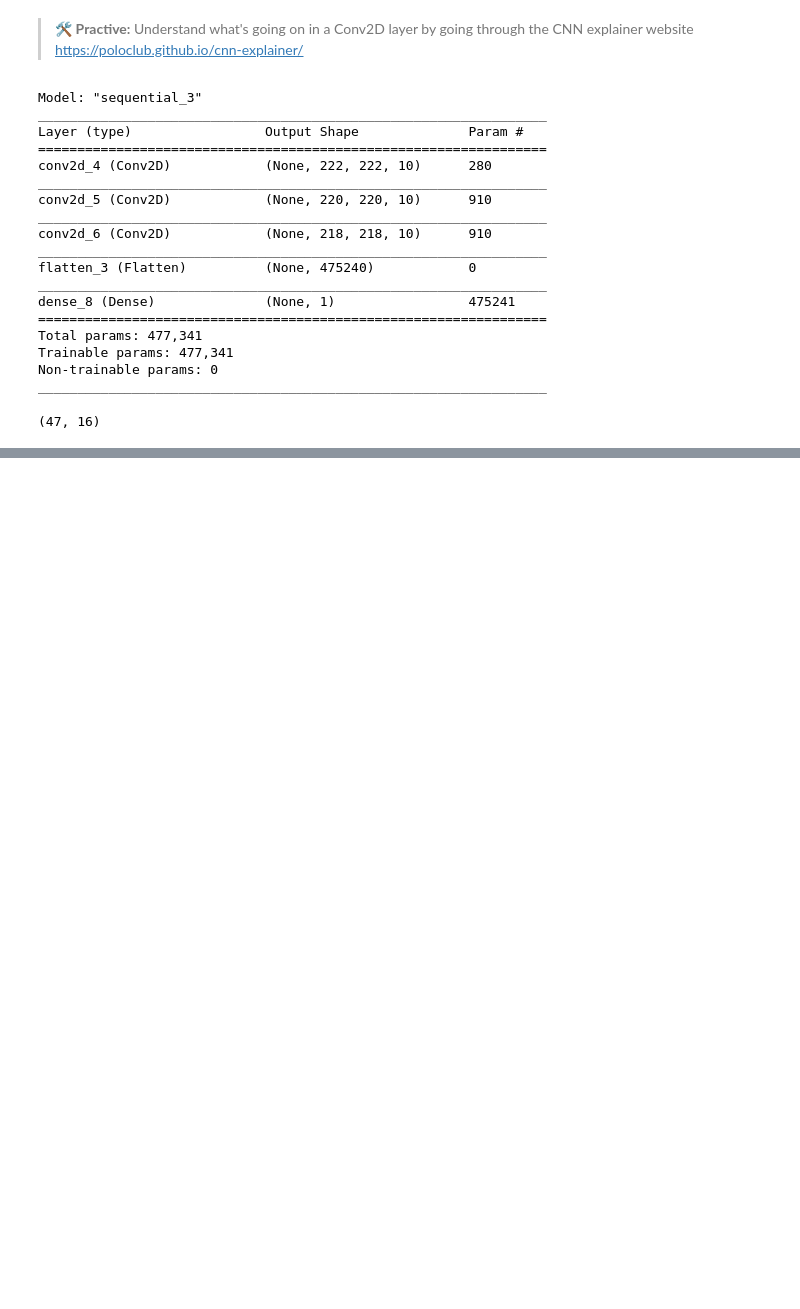
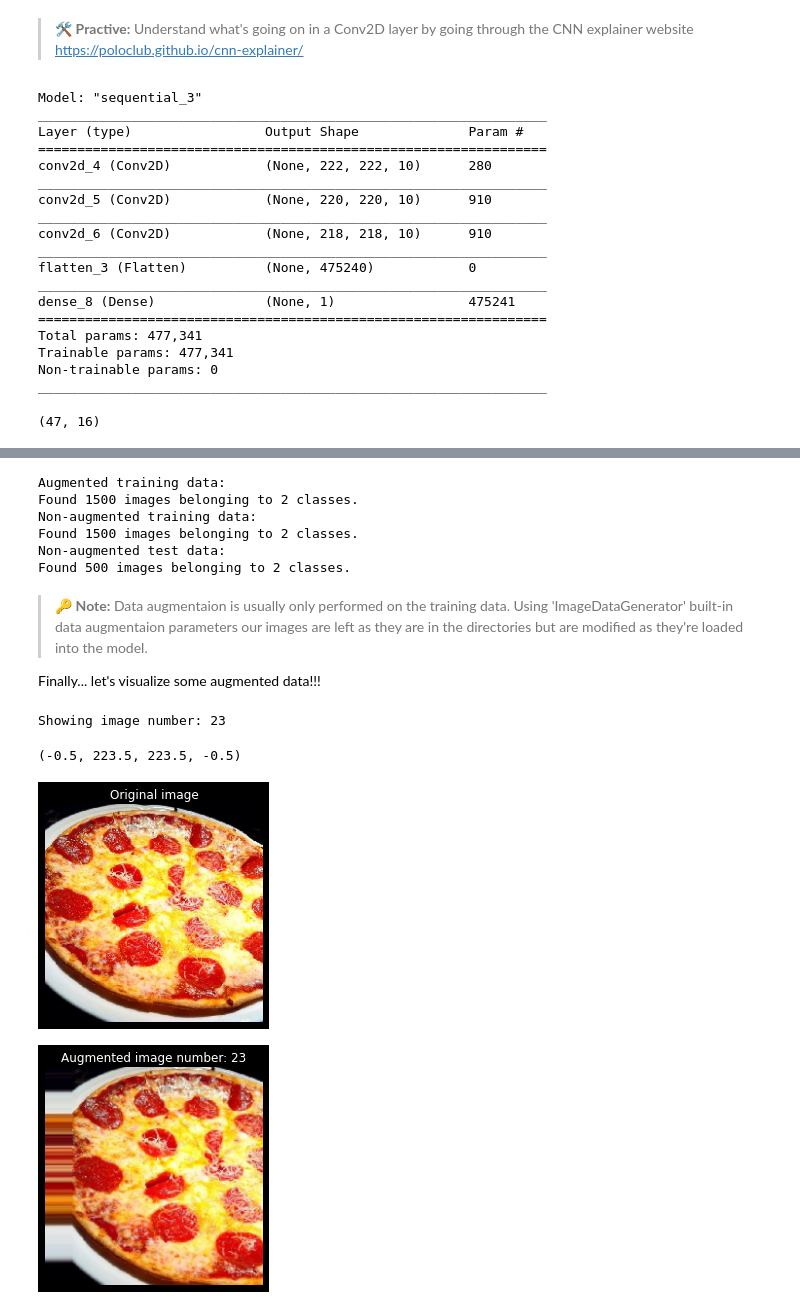
Before and after one commit to gvtsch/Udemy_TensorFlow_Certificate, a Jupyter notebook: 03_introduction_to_computer_vision_with_tensorflow.ipynb, the cells around one changed output, grey strips where cells are left out. Cells and saved outputs as stored; diff of their text form; code cells hidden in the pictures; blank space fills up the shorter version.

```diff
--- a/03_introduction_to_computer_vision_with_tensorflow.ipynb
+++ b/03_introduction_to_computer_vision_with_tensorflow.ipynb
@@ -599,0 +737,17 @@ Epoch 5/5
+# %%
+# Create ImageDataGenerator training instance with data augmentation
+train_datagen_augmented = ImageDataGenerator(
+    rescale=1/255.,
+    rotation_range=0.2,
+    shear_range=0.2,
+    zoom_range=0.2,
+    width_shift_range=0.2,
+    height_shift_range=0.3,
+    horizontal_flip=True
+)
+
+# Create ImageDataGenerator without data augmentation
+train_datagen = ImageDataGenerator(rescale=1/255.)
+
+# Create ImageDataGenerator without data augmentation for the test dataset
+test_datagen = ImageDataGenerator(rescale=1/255.)
@@ -599,0 +760,62 @@ Epoch 5/5
+# %%
+# Import data and augment it from training directory
+print("Augmented training data: ")
+train_data_augmented = train_datagen_augmented.flow_from_directory(
+    train_dir,
+    target_size=(224, 224),
+    batch_size=32,
+    class_mode="binary",
+    shuffle=False # for demonstration purposes only
+)
+
+# Create non-augmented train data batches
+print("Non-augmented training data: ")
+train_data = train_datagen.flow_from_directory(
+    train_dir,
+    target_size=(224, 224),
+    class_mode="binary",
+    batch_size=32,
+    shuffle=False
+)
+
+# Create non-augmented test data batches
+print("Non-augmented test data:")
+test_data = test_datagen.flow_from_directory(
+    test_dir,
+    target_size=(224, 224),
+    batch_size=32,
+    class_mode="binary"
+)
+# %% [output]
+Augmented training data:
+Found 1500 images belonging to 2 classes.
+Non-augmented training data:
+Found 1500 images belonging to 2 classes.
+Non-augmented test data:
+Found 500 images belonging to 2 classes.
+# %% [markdown]
+> 🔑 **Note:** Data augmentaion is usually only performed on the training data. Using 'ImageDataGenerator' built-in data augmentaion parameters our images are left as they are in the directories but are modified as they're loaded into the model.
+
+Finally... let's visualize some augmented data!!!
+# %%
+# Get sample data batches
+images, labels = train_data.next()
+augmented_images, augmented_labels = train_data_augmented.next() # labels are not augmented, just images
+# %%
+# Show original image and augmented image
+import random
+random_number = random.randint(0, 31) # our batch_size is 32...
+print(f"Showing image number: {random_number}")
+plt.imshow(images[random_number])
+plt.title(f"Original image")
+plt.axis(False)
+
+plt.figure()
+plt.imshow(augmented_images[random_number])
+plt.title(f"Augmented image number: {random_number}")
+plt.axis(False)
+# %% [output]
+Showing image number: 23
+(-0.5, 223.5, 223.5, -0.5)
+[figure, added]
+[figure, added]
```
Also changed, not shown: parts of 28 cells of this notebook.
